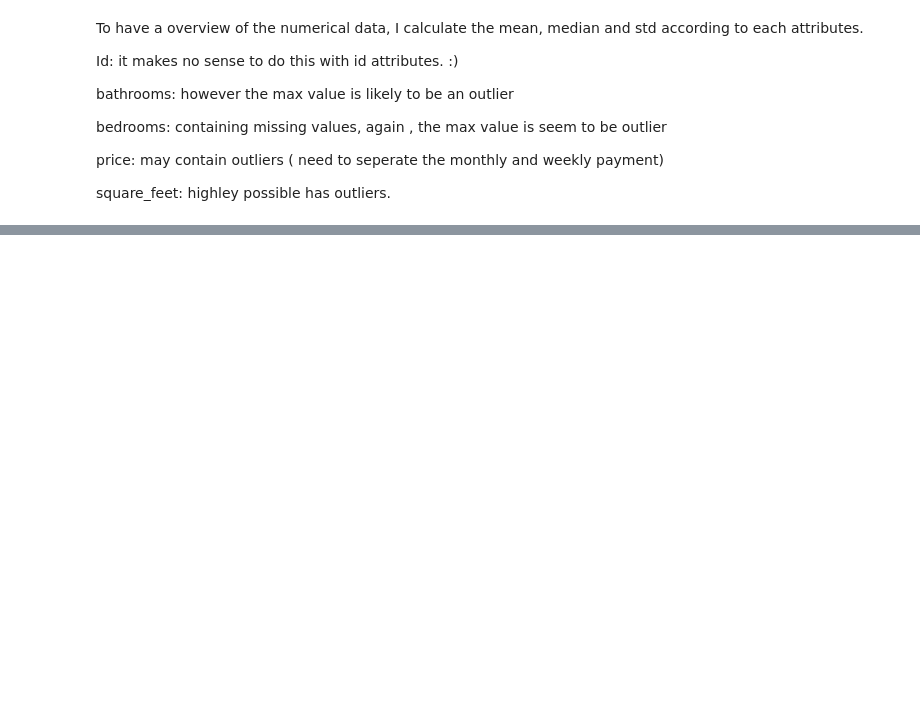
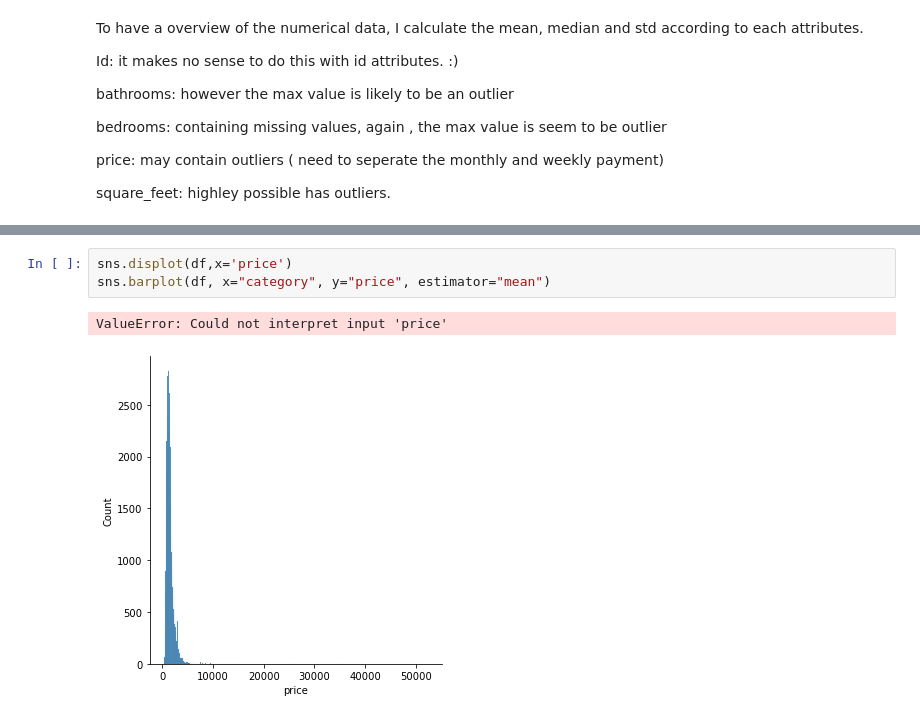
Before and after one commit to humbleman24/data-mining, a Jupyter notebook: assessment/apartments.ipynb, the cells around one changed output, grey strips where cells are left out. Cells and saved outputs as stored; diff of their text form; blank space fills up the shorter version.

```diff
--- a/assessment/apartments.ipynb
+++ b/assessment/apartments.ipynb
@@ -106,0 +311,6 @@ dtype: int64
+# %%
+sns.displot(df,x='price')
+sns.barplot(df, x="category", y="price", estimator="mean")
+# %% [output]
+ValueError: Could not interpret input 'price'
+[figure, added]
```
Also changed, not shown: parts of 24 cells of this notebook, 2 other files.
